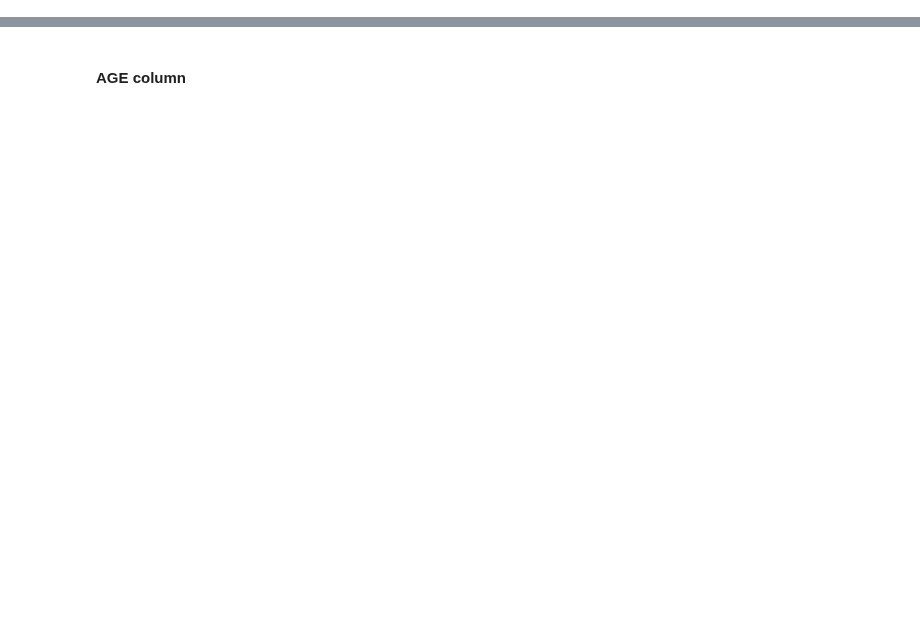
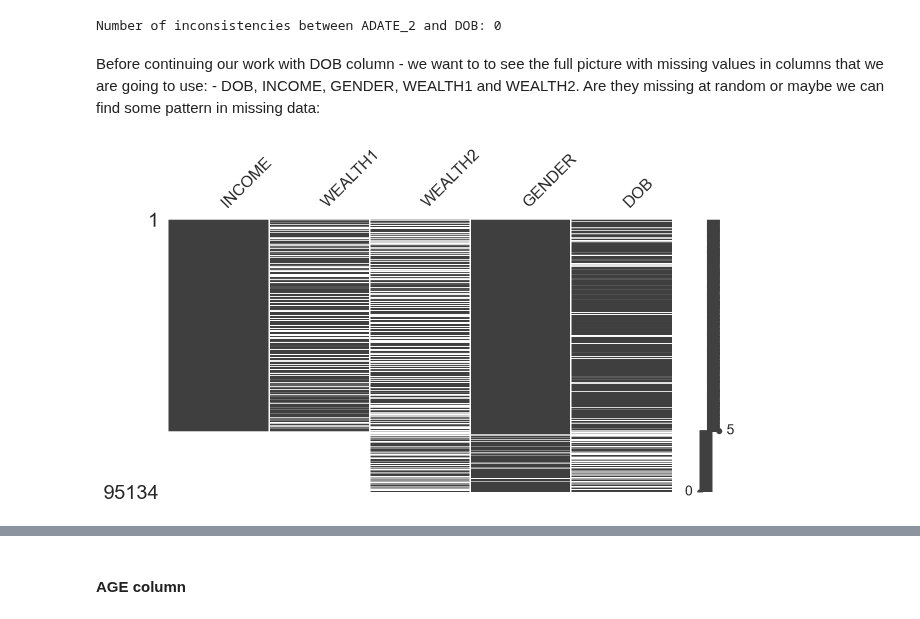
Before and after one commit to fredericosantos/ims_DM_Project, a Jupyter notebook: svitlana_new.ipynb, the cells around one changed output, grey strips where cells are left out. Drawn from its saved outputs; the diff is of its cells as text; code cells hidden in the pictures; blank space fills up the shorter version.

```diff
--- a/svitlana_new.ipynb
+++ b/svitlana_new.ipynb
@@ -42,0 +160,12 @@ We will begin to add some most important features one by one.
+# %%
+# Checking for inconsistencies in DOB and ADATE_2
+# assuming that DOB (date of birthday) can't be after ADATE_2
+
+print ('Number of inconsistencies between ADATE_2 and DOB:', len(data[data.ADATE_2 < data.DOB]))
+# %% [output]
+Number of inconsistencies between ADATE_2 and DOB: 0
+# %% [markdown]
+Before continuing our work with DOB column -
+we want to to see the full picture with missing values in columns that we are going to use:
+    - DOB, INCOME, GENDER, WEALTH1 and WEALTH2.
+Are they missing at random or maybe we can find some pattern in missing data:
@@ -42,0 +186,10 @@ We will begin to add some most important features one by one.
+# %%
+# Let's check whether we have a pattern in mising values
+
+wealth_features = ['INCOME','WEALTH1','WEALTH2','GENDER','DOB' ]
+%matplotlib inline
+sorted_data = data[wealth_features].sort_values('INCOME')
+msno.matrix(sorted_data, figsize=(10, 5))
+plt.show()
+# %% [output]
+[figure, added]
```
Also changed, not shown: parts of 56 cells of this notebook.
